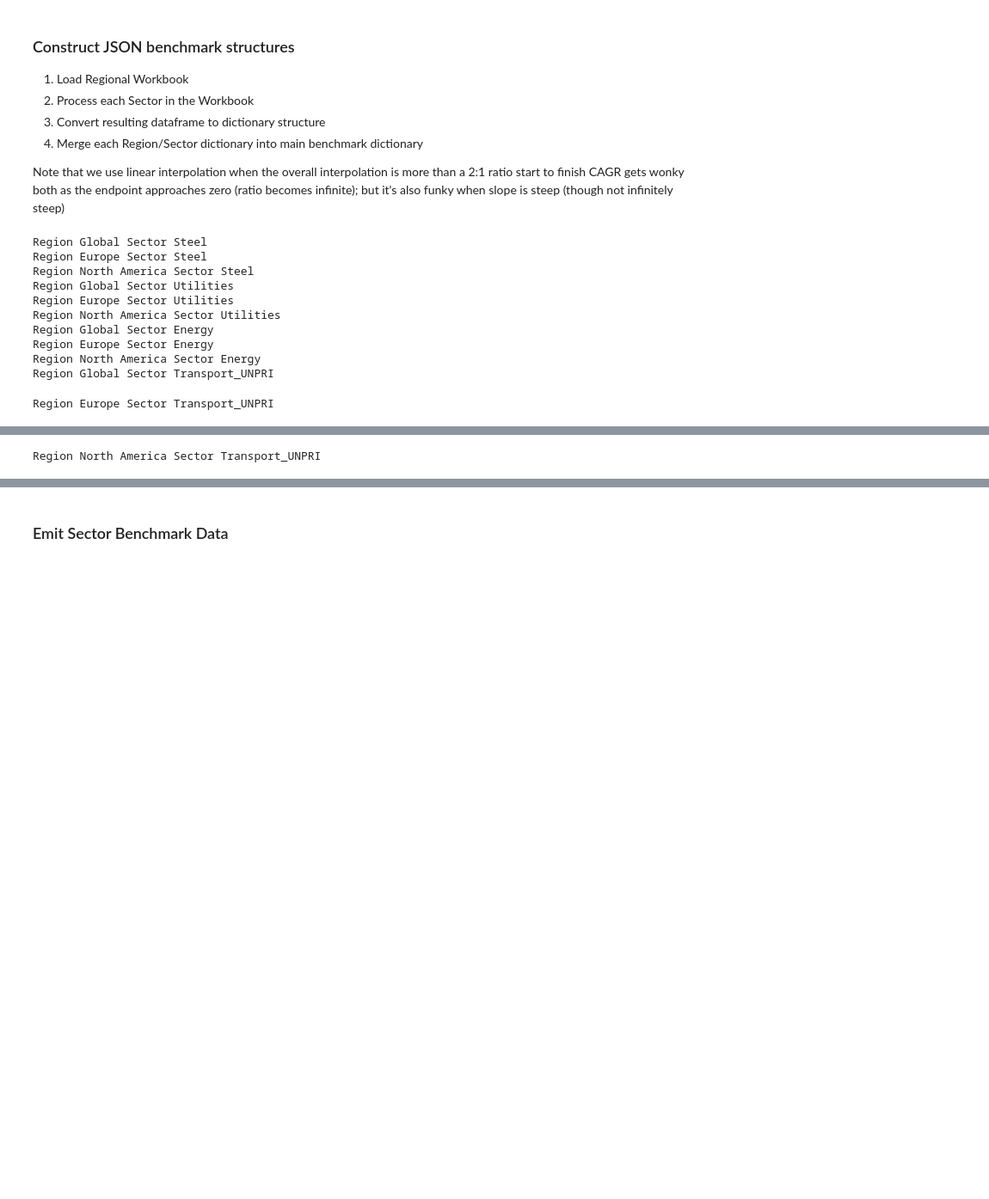
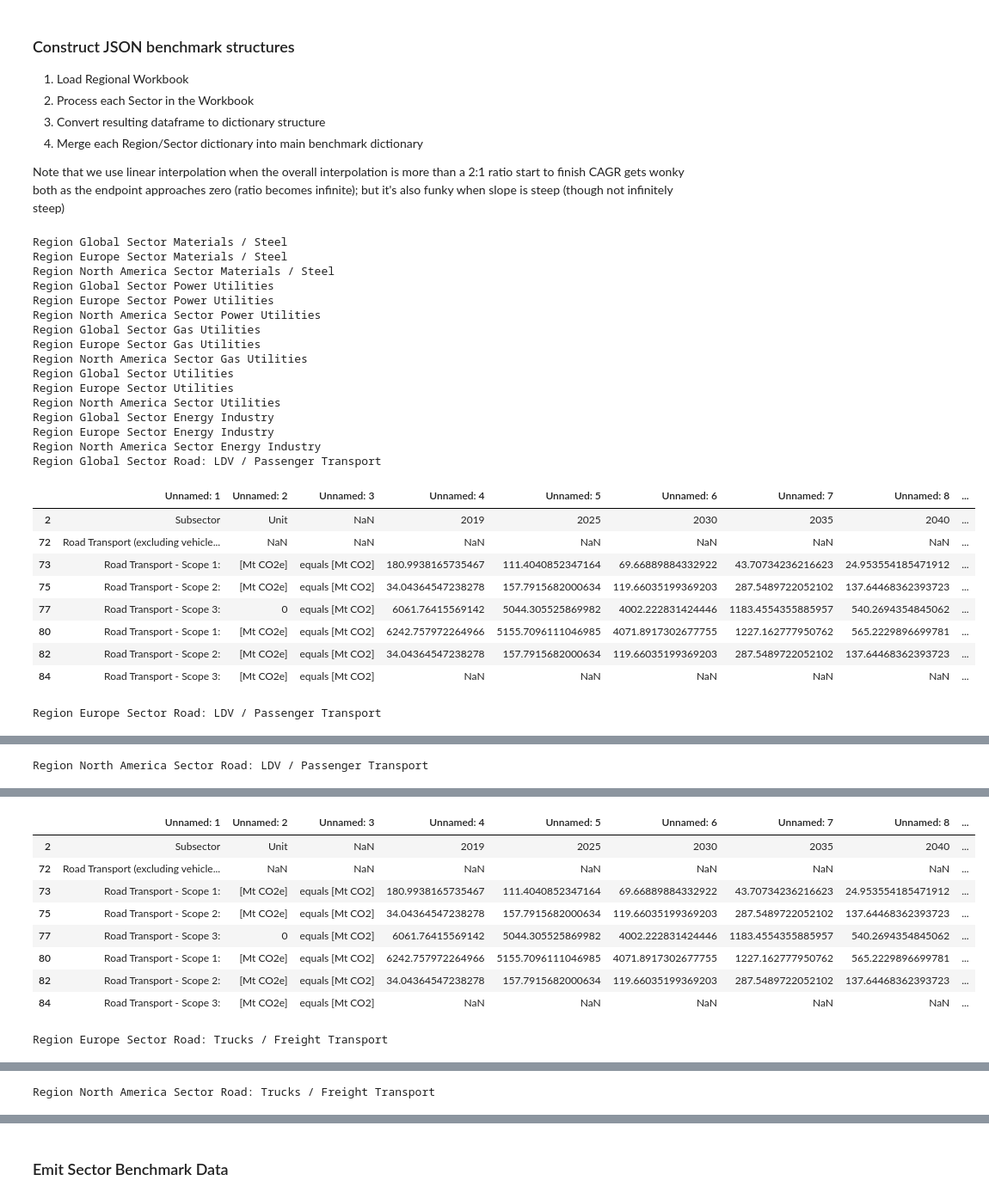
Before and after one commit to os-climate/itr-data-pipeline, a Jupyter notebook: notebooks/OECM-benchmark-ingest.ipynb, the cells around one changed output, grey strips where cells are left out. Shown at 86% size. Cells and saved outputs as stored; diff of their text form; code cells hidden in the pictures; blank space fills up the shorter version.

Commit message:
Handle subsectors (such as passengers vs. freight).  Also sort Utiltiies into Power, Gas, Combined.
Signed-off-by: MichaelTiemann <72577720+MichaelTiemannOSC@users.noreply.github.com>

```diff
--- a/notebooks/OECM-benchmark-ingest.ipynb
+++ b/notebooks/OECM-benchmark-ingest.ipynb
@@ -162,7 +171,7 @@ Instead, use linear interpolation when it's time to drive the curve down to zero
 # %%
 # Interpolate missing benchmark values for Production and Emissions, then compute Emissions Intensities (EI)
 
-def interpolate_benchmark(df, first_year=2019, last_year=2050):
+def interpolate_benchmark(df, ei_unit, first_year=2019, last_year=2050):
     # Interpolate all missing Production and Scope emissions, except Scope 3 remains zero until we change benchmarks
 
     i = first_year
@@ -187,9 +196,9 @@ def interpolate_benchmark(df, first_year=2019, last_year=2050):
                 for j in range(idx1, idx2):
                     df.loc[j+1, col] = df.loc[j, col] * multiplier
         i = idx2
-    df['EI_S1S2'] = (df.S1S2 / df.Production).astype(f"pint[{sector_elements[5]}]")
-    df['EI_S3'] = (df.S3 / df.Production).astype(f"pint[{sector_elements[5]}]")
-    df['EI_S1S2S3'] = (df.S1S2S3 / df.Production).astype(f"pint[{sector_elements[5]}]")
+    df['EI_S1S2'] = (df.S1S2 / df.Production).astype(f"pint[{ei_unit}]")
+    df['EI_S3'] = (df.S3 / df.Production).astype(f"pint[{ei_unit}]")
+    df['EI_S1S2S3'] = (df.S1S2S3 / df.Production).astype(f"pint[{ei_unit}]")
 
     # By convention, the d_ column is zero at the start of the series.
     # Subsequent values multiply the previous quantity by the present d_ number to get the present quanity
@@ -345,13 +358,14 @@ def merge_bm_dicts(main, new):
             main[scope] = { 'benchmarks': [] }
         main[scope]['benchmarks'].append(new[scope]['benchmarks'][0])
 
-for sector, sector_elements in oecm_dict.items():
+for subsector, sector_elements in oecm_dict.items():
+    sheet = sector_elements[1]
+    ei_unit = sector_elements[6]
     for region, filename in region_dict.items():
-        wb = pd.read_excel(os.environ.get('PWD')+f"/itr-data-pipeline/data/external/OECM 20220504/{filename}.xlsx", sheet_name=None, dtype=str)
-        for sheet, df in wb.items():
-            wb[sheet] = df.applymap(lambda x: x.rstrip(), na_action='ignore')
-        print(f"Region {region} Sector {sector}")
-        df = process_sector_benchmark (wb[sector], region, sector, sector_elements)
+        df = pd.read_excel(os.environ.get('PWD')+f"/itr-data-pipeline/data/external/OECM 20220504/{filename}.xlsx", sheet_name=sheet, dtype=str)
+        df = df.applymap(lambda x: x.rstrip(), na_action='ignore')
+        print(f"Region {region} Sector {subsector}")
+        df = process_sector_benchmark (df, region, subsector, sector_elements)
         # It's tempting to concatenate these DataFrames, but doing so wrecks the nice PintArrays created for Production and EI
         # So instead, build up the respective dictionaries with each dataframe we process
 
@@ -360,7 +374,7 @@ for sector, sector_elements in oecm_dict.items():
             scope: {
                 "benchmarks": [
                     {
-                        "sector": itr_dict[sector],
+                        "sector": itr_dict[subsector],
                         "region": region,
                         "benchmark_metric": { "units": "dimensionless" },
                         "scenario name": "OECM 1.5 Degrees",
@@ -384,12 +398,12 @@ for sector, sector_elements in oecm_dict.items():
             scope: {
                 "benchmarks": [
                     {
-                        "sector": itr_dict[sector],
+                        "sector": itr_dict[subsector],
                         "region": region,
-                        "benchmark_metric": { "units": sector_elements[5] },
+                        "benchmark_metric": { "units": ei_unit },
                         "scenario name": "OECM 1.5 Degrees",
                         "release date": "2022",
-                        "unit": sector_elements[5],
+                        "unit": ei_unit,
                         "projections": [
                             {
                                 "year": year,
@@ -399,41 +413,56 @@ for sector, sector_elements in oecm_dict.items():
                         ]
                     }
                 ]
             }
             for scope in ['S1S2', 'S1S2S3']
         }
 
         if df.S3.sum().m:
             bm_ei_scopes['S3'] = {
                 "benchmarks": [
                     {
-                        "sector": itr_dict[sector],
+                        "sector": itr_dict[subsector],
                         "region": region,
-                        "benchmark_metric": { "units": sector_elements[5] },
+                        "benchmark_metric": { "units": ei_unit },
                         "scenario name": "OECM 1.5 Degrees",
                         "release date": "2022",
-                        "unit": sector_elements[5],
+                        "unit": ei_unit,
                         "projections": [
                             {
                                 "year": year,
                                 "value": value.m
                             }
                             for year, value in zip(df.index, df.EI_S3)
                         ]
                     }
                 ]
             }
 
         merge_bm_dicts(ei_bm, bm_ei_scopes)
 # %% [output]
-Region Global Sector Steel
-Region Europe Sector Steel
-Region North America Sector Steel
+Region Global Sector Materials / Steel
+Region Europe Sector Materials / Steel
+Region North America Sector Materials / Steel
+Region Global Sector Power Utilities
+Region Europe Sector Power Utilities
+Region North America Sector Power Utilities
+Region Global Sector Gas Utilities
+Region Europe Sector Gas Utilities
+Region North America Sector Gas Utilities
 Region Global Sector Utilities
 Region Europe Sector Utilities
 Region North America Sector Utilities
-Region Global Sector Energy
-Region Europe Sector Energy
-Region North America Sector Energy
-Region Global Sector Transport_UNPRI
+Region Global Sector Energy Industry
+Region Europe Sector Energy Industry
+Region North America Sector Energy Industry
+Region Global Sector Road: LDV / Passenger Transport
+|  | Unnamed: 1 | Unnamed: 2 | Unnamed: 3 | Unnamed: 4 | Unnamed: 5 | Unnamed: 6 | Unnamed: 7 | Unnamed: 8 | ... |
+| 2 | Subsector | Unit | NaN | 2019 | 2025 | 2030 | 2035 | 2040 | ... |
+| 72 | Road Transport (excluding vehicle... | NaN | NaN | NaN | NaN | NaN | NaN | NaN | ... |
+| 73 | Road Transport - Scope 1: | [Mt CO2e] | equals [Mt CO2] | 180.9938165735467 | 111.4040852347164 | 69.66889884332922 | 43.70734236216623 | 24.953554185471912 | ... |
+| 75 | Road Transport - Scope 2: | [Mt CO2e] | equals [Mt CO2] | 34.04364547238278 | 157.7915682000634 | 119.66035199369203 | 287.5489722052102 | 137.64468362393723 | ... |
+| 77 | Road Transport - Scope 3: | 0 | equals [Mt CO2] | 6061.76415569142 | 5044.305525869982 | 4002.222831424446 | 1183.4554355885957 | 540.2694354845062 | ... |
+| 80 | Road Transport - Scope 1: | [Mt CO2e] | equals [Mt CO2] | 6242.757972264966 | 5155.7096111046985 | 4071.8917302677755 | 1227.162777950762 | 565.2229896699781 | ... |
+| 82 | Road Transport - Scope 2: | [Mt CO2e] | equals [Mt CO2] | 34.04364547238278 | 157.7915682000634 | 119.66035199369203 | 287.5489722052102 | 137.64468362393723 | ... |
+| 84 | Road Transport - Scope 3: | [Mt CO2e] | equals [Mt CO2] | NaN | NaN | NaN | NaN | NaN | ... |
-Region Europe Sector Transport_UNPRI
+Region Europe Sector Road: LDV / Passenger Transport
@@ -440 +478 @@ Region Europe Sector Transport_UNPRI
-Region North America Sector Transport_UNPRI
+Region North America Sector Road: LDV / Passenger Transport
@@ -455,0 +489,10 @@ Region North America Sector Tex & Lea
+|  | Unnamed: 1 | Unnamed: 2 | Unnamed: 3 | Unnamed: 4 | Unnamed: 5 | Unnamed: 6 | Unnamed: 7 | Unnamed: 8 | ... |
+| 2 | Subsector | Unit | NaN | 2019 | 2025 | 2030 | 2035 | 2040 | ... |
+| 72 | Road Transport (excluding vehicle... | NaN | NaN | NaN | NaN | NaN | NaN | NaN | ... |
+| 73 | Road Transport - Scope 1: | [Mt CO2e] | equals [Mt CO2] | 180.9938165735467 | 111.4040852347164 | 69.66889884332922 | 43.70734236216623 | 24.953554185471912 | ... |
+| 75 | Road Transport - Scope 2: | [Mt CO2e] | equals [Mt CO2] | 34.04364547238278 | 157.7915682000634 | 119.66035199369203 | 287.5489722052102 | 137.64468362393723 | ... |
+| 77 | Road Transport - Scope 3: | 0 | equals [Mt CO2] | 6061.76415569142 | 5044.305525869982 | 4002.222831424446 | 1183.4554355885957 | 540.2694354845062 | ... |
+| 80 | Road Transport - Scope 1: | [Mt CO2e] | equals [Mt CO2] | 6242.757972264966 | 5155.7096111046985 | 4071.8917302677755 | 1227.162777950762 | 565.2229896699781 | ... |
+| 82 | Road Transport - Scope 2: | [Mt CO2e] | equals [Mt CO2] | 34.04364547238278 | 157.7915682000634 | 119.66035199369203 | 287.5489722052102 | 137.64468362393723 | ... |
+| 84 | Road Transport - Scope 3: | [Mt CO2e] | equals [Mt CO2] | NaN | NaN | NaN | NaN | NaN | ... |
+Region Europe Sector Road: Trucks / Freight Transport
@@ -455,0 +508 @@ Region North America Sector Tex & Lea
+Region North America Sector Road: Trucks / Freight Transport
```
Also changed, not shown: parts of 4 cells of this notebook.
